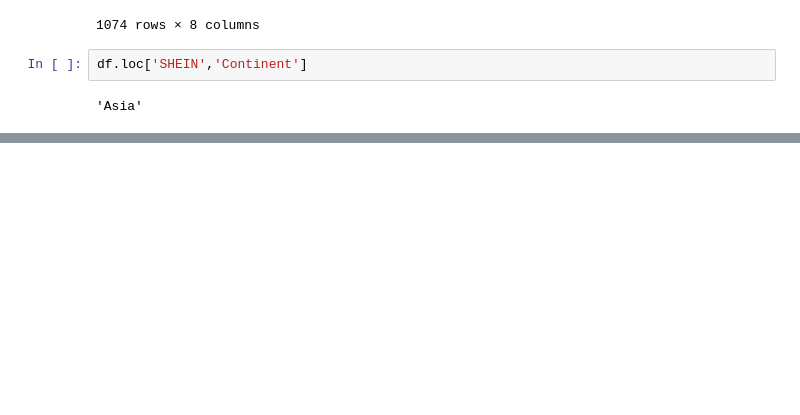
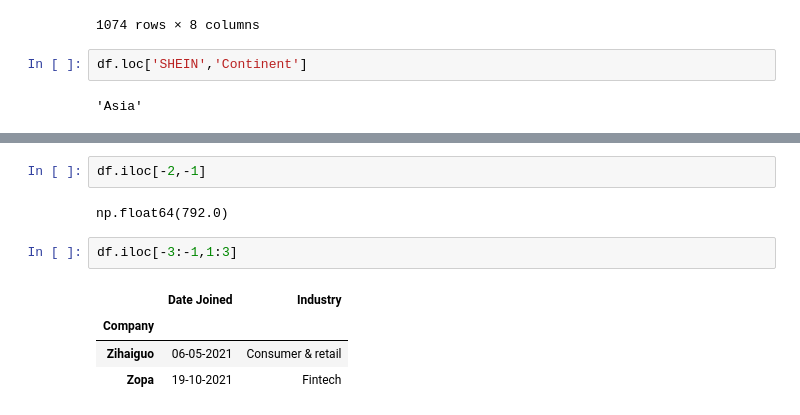
Before and after one commit to sunilsala88/batch-37, a Jupyter notebook: 11_pandas/pandas2.ipynb, the cells around one changed output, grey strips where cells are left out. Saved outputs shown, nothing was run; the diff lists cells and outputs as text; blank space fills up the shorter version.

```diff
--- a/11_pandas/pandas2.ipynb
+++ b/11_pandas/pandas2.ipynb
@@ -69,0 +94,11 @@ df.loc['Zhaogang':"Zwift",'Valuation':'Continent']
+# %%
+df.iloc[-2,-1]
+# %% [output]
+np.float64(792.0)
+# %%
+df.iloc[-3:-1,1:3]
+# %% [output]
+|  | Date Joined | Industry |
+| Company |  |  |
+| Zihaiguo | 06-05-2021 | Consumer & retail |
+| Zopa | 19-10-2021 | Fintech |
```
Also changed, not shown: parts of 2 cells of this notebook.
